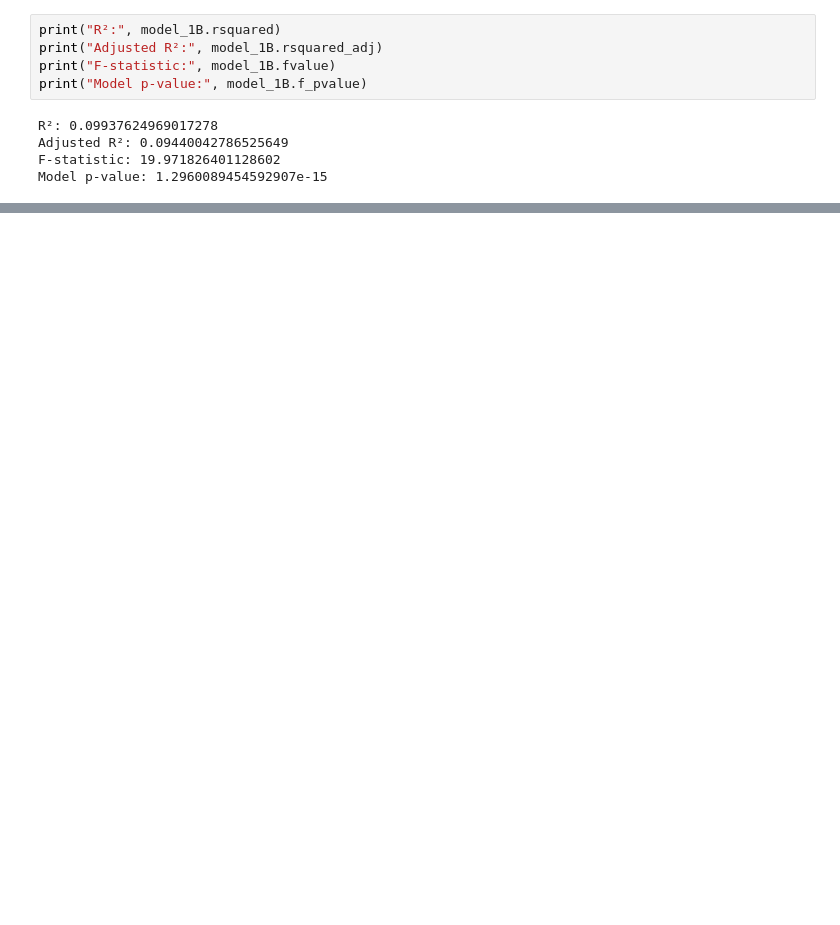
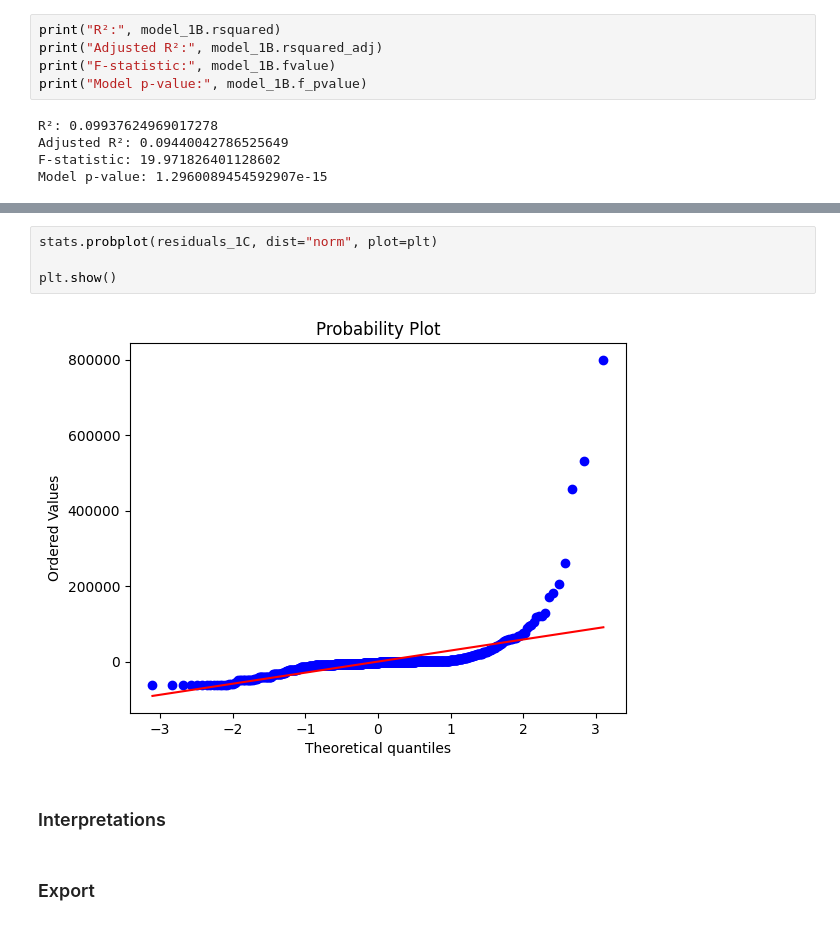
Before and after one commit to Matthew-Riddell/MSc-Dissertation, a Jupyter notebook: notebooks/08-linear-regressions.ipynb, the cells around one changed output, grey strips where cells are left out. Cells and saved outputs as stored; diff of their text form; blank space fills up the shorter version.

```diff
--- a/notebooks/08-linear-regressions.ipynb
+++ b/notebooks/08-linear-regressions.ipynb
@@ -309,0 +517,10 @@ Model p-value: 1.2960089454592907e-15
+# %%
+stats.probplot(residuals_1C, dist="norm", plot=plt)
+
+plt.show()
+# %% [output]
+[figure, added]
+# %% [markdown]
+### Interpretations
+# %% [markdown]
+### Export
```
Also changed, not shown: parts of 46 cells of this notebook, 1 other file.
